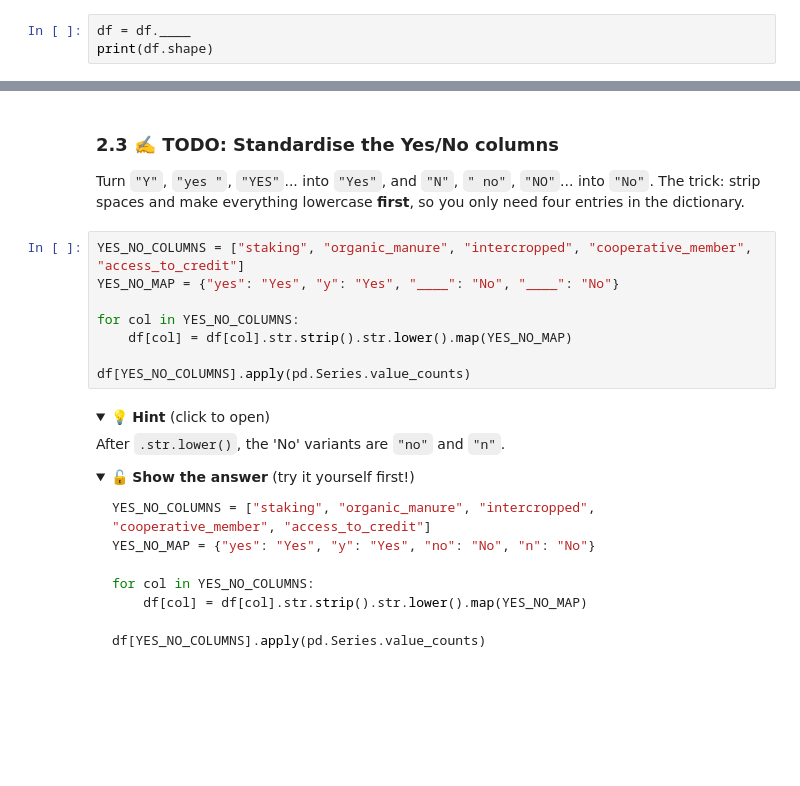
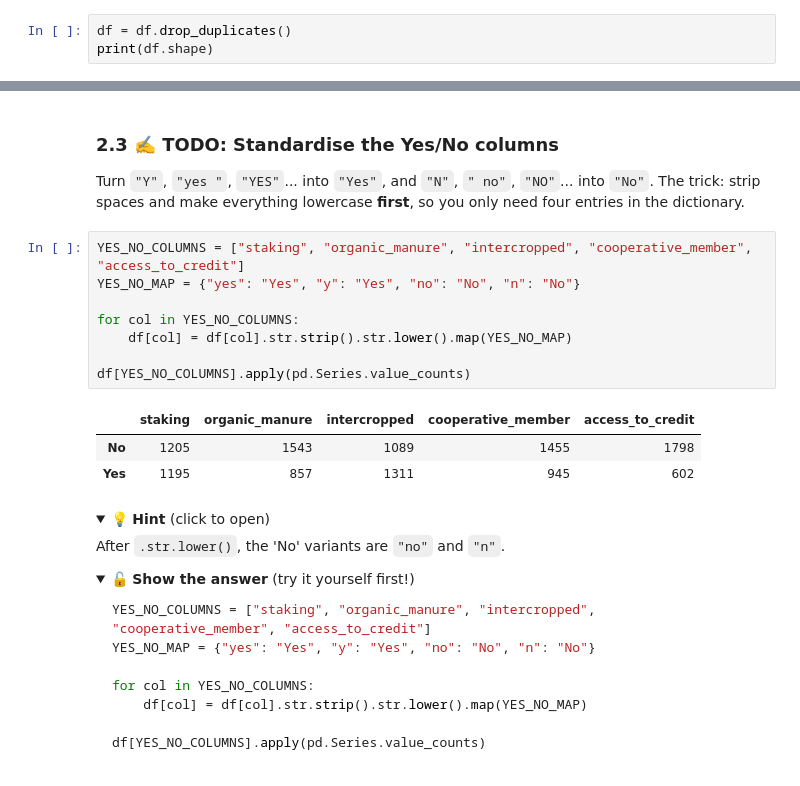
Before and after one commit to ofugocho/NSUK-DS-GROUP-03, a Jupyter notebook: notebooks/group_project.ipynb, the cells around one changed output, grey strips where cells are left out. Saved outputs shown, nothing was run; the diff lists cells and outputs as text; folded sections open; blank space fills up the shorter version.

```diff
--- a/notebooks/group_project.ipynb
+++ b/notebooks/group_project.ipynb
@@ -438,5 +440,5 @@ print("Starting with", df.shape)
 # %% [markdown]
 ### 2.1 ✍️ TODO: Remove duplicate rows
 # %%
-df = df.____
+df = df.drop_duplicates()
 print(df.shape)
@@ -506,12 +531,16 @@ Turn `"Y"`, `"yes "`, `"YES"`... into `"Yes"`, and `"N"`, `" no"`, `"NO"`... int
 The trick: strip spaces and make everything lowercase **first**, so you only need four entries in the dictionary.
 # %%
 YES_NO_COLUMNS = ["staking", "organic_manure", "intercropped", "cooperative_member", "access_to_credit"]
-YES_NO_MAP = {"yes": "Yes", "y": "Yes", "____": "No", "____": "No"}
+YES_NO_MAP = {"yes": "Yes", "y": "Yes", "no": "No", "n": "No"}
 
 for col in YES_NO_COLUMNS:
     df[col] = df[col].str.strip().str.lower().map(YES_NO_MAP)
 
 df[YES_NO_COLUMNS].apply(pd.Series.value_counts)
+# %% [output]
+|  | staking | organic_manure | intercropped | cooperative_member | access_to_credit |
+| No | 1205 | 1543 | 1089 | 1455 | 1798 |
+| Yes | 1195 | 857 | 1311 | 945 | 602 |
 # %% [markdown]
 <details><summary>💡 <b>Hint</b> (click to open)</summary>
 
```
Also changed, not shown: parts of 17 cells of this notebook, 6 other files.
